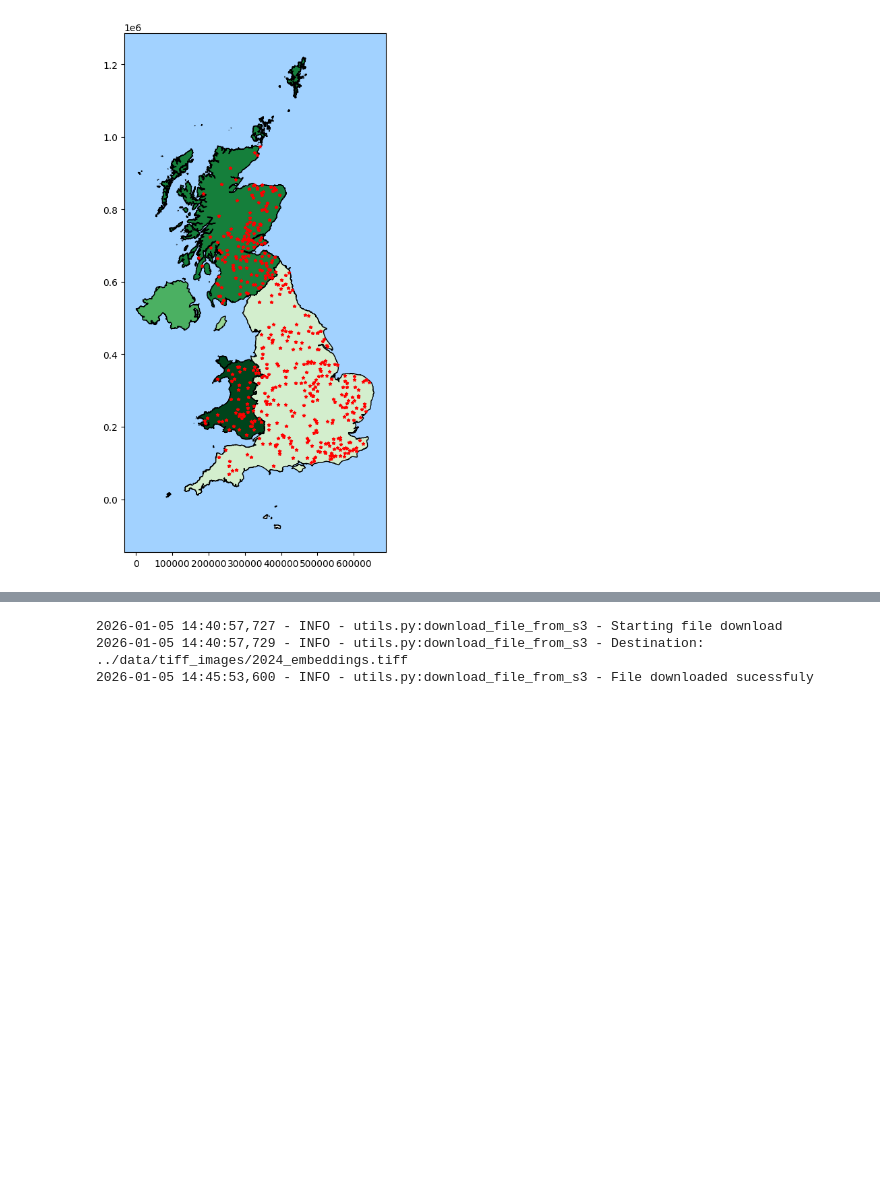
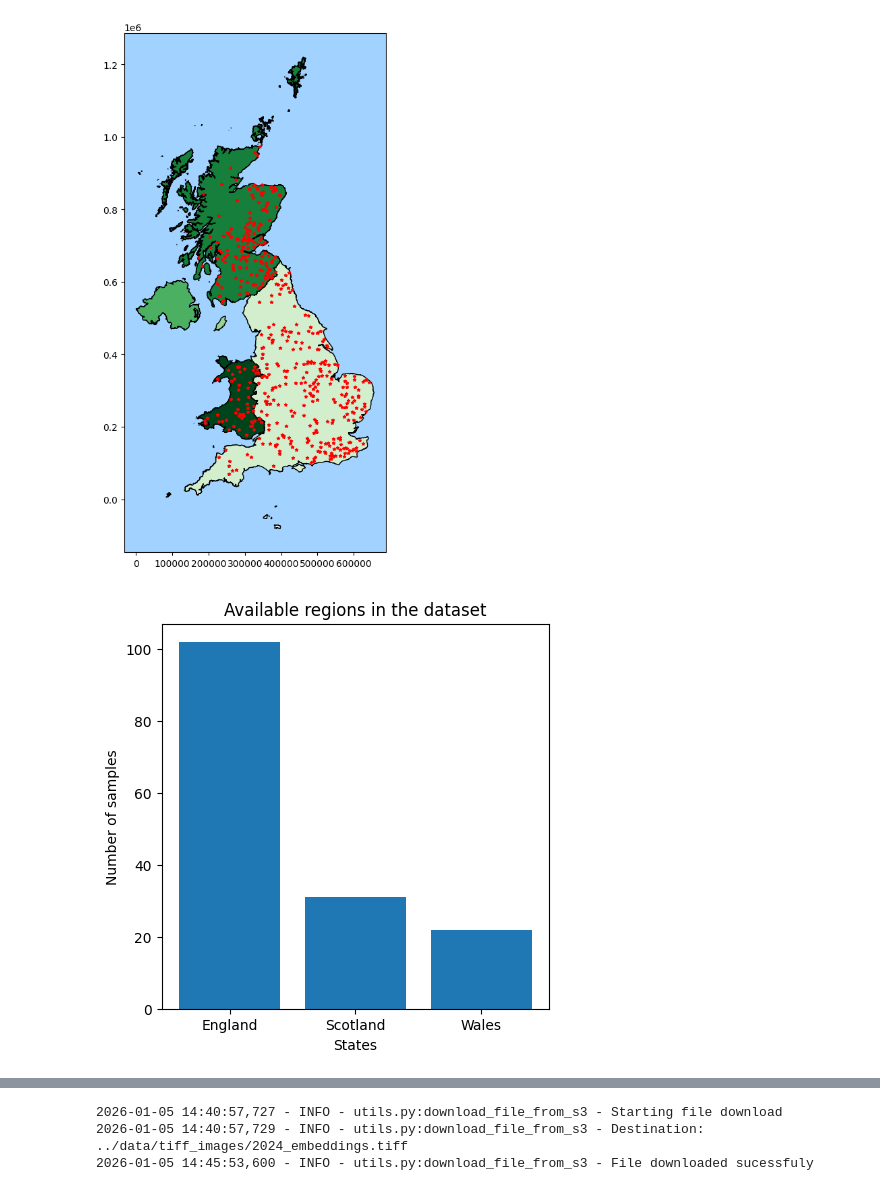
Before and after one commit to GhazwanJablak/prediction-of-soil-organic-carbon, a Jupyter notebook: notebook/workflow.ipynb, the cells around one changed output, grey strips where cells are left out. Drawn from its saved outputs; the diff is of its cells as text; code cells hidden in the pictures; blank space fills up the shorter version.

```diff
--- a/notebook/workflow.ipynb
+++ b/notebook/workflow.ipynb
@@ -12,3 +23,10 @@ uk = gpd.read_file("../data/ukcp18-uk-land-country-hires.shp")
 map_plot(data, uk, longitude_col="X", latitude_col="Y")
 # %% [output]
 [figure]
+# %%
+geo_data = geospatial_data_processing(data, bare_soil_months=[1, 2, 9, 10, 11, 12])
+# %%
+# Plotting available regions in the dataset to determine train and test strategy
+geospatail_distribution_plot(geo_data)
+# %% [output]
+[figure, added]
```
Also changed, not shown: parts of 8 cells of this notebook, 8 other files.
